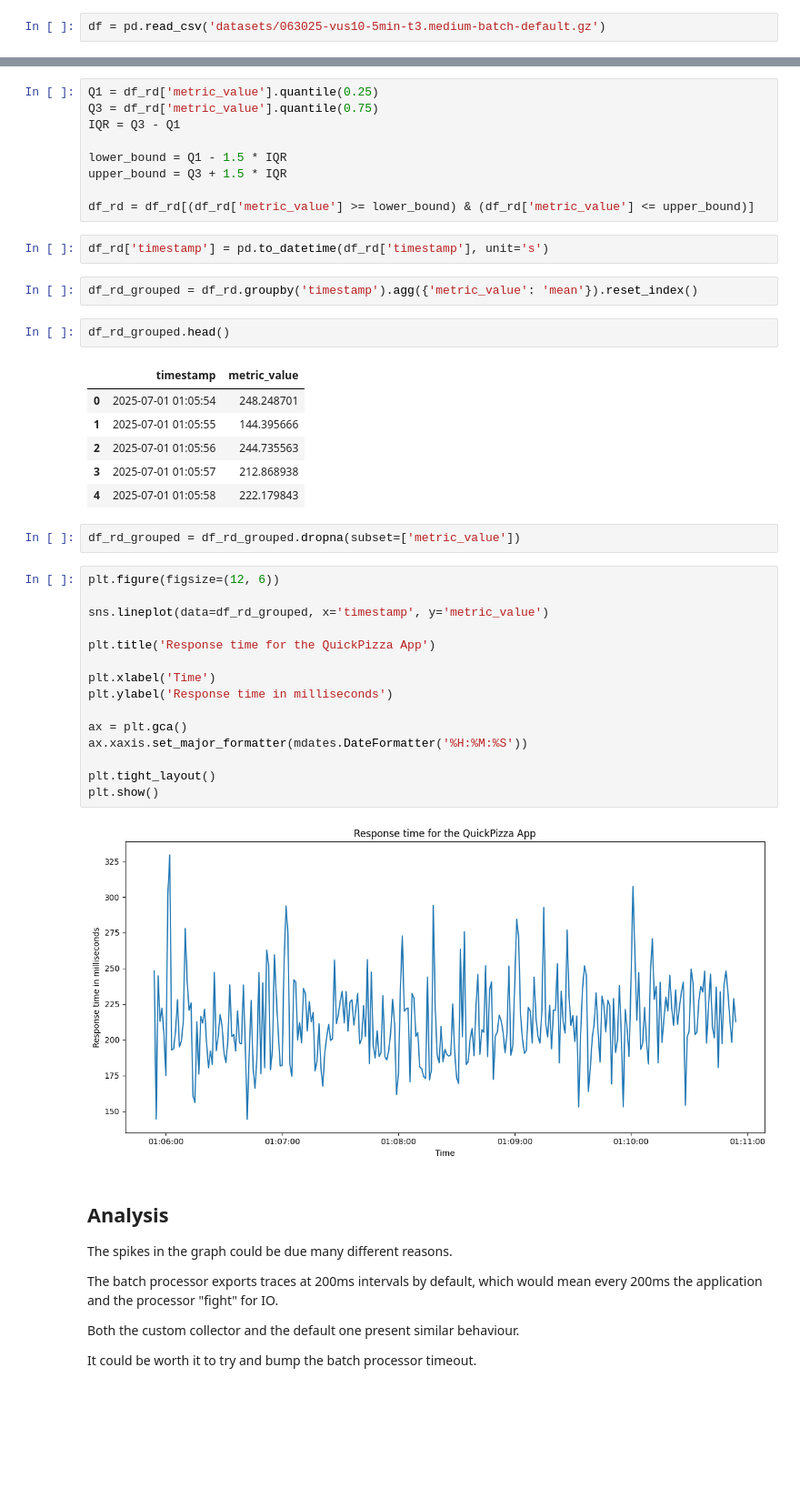
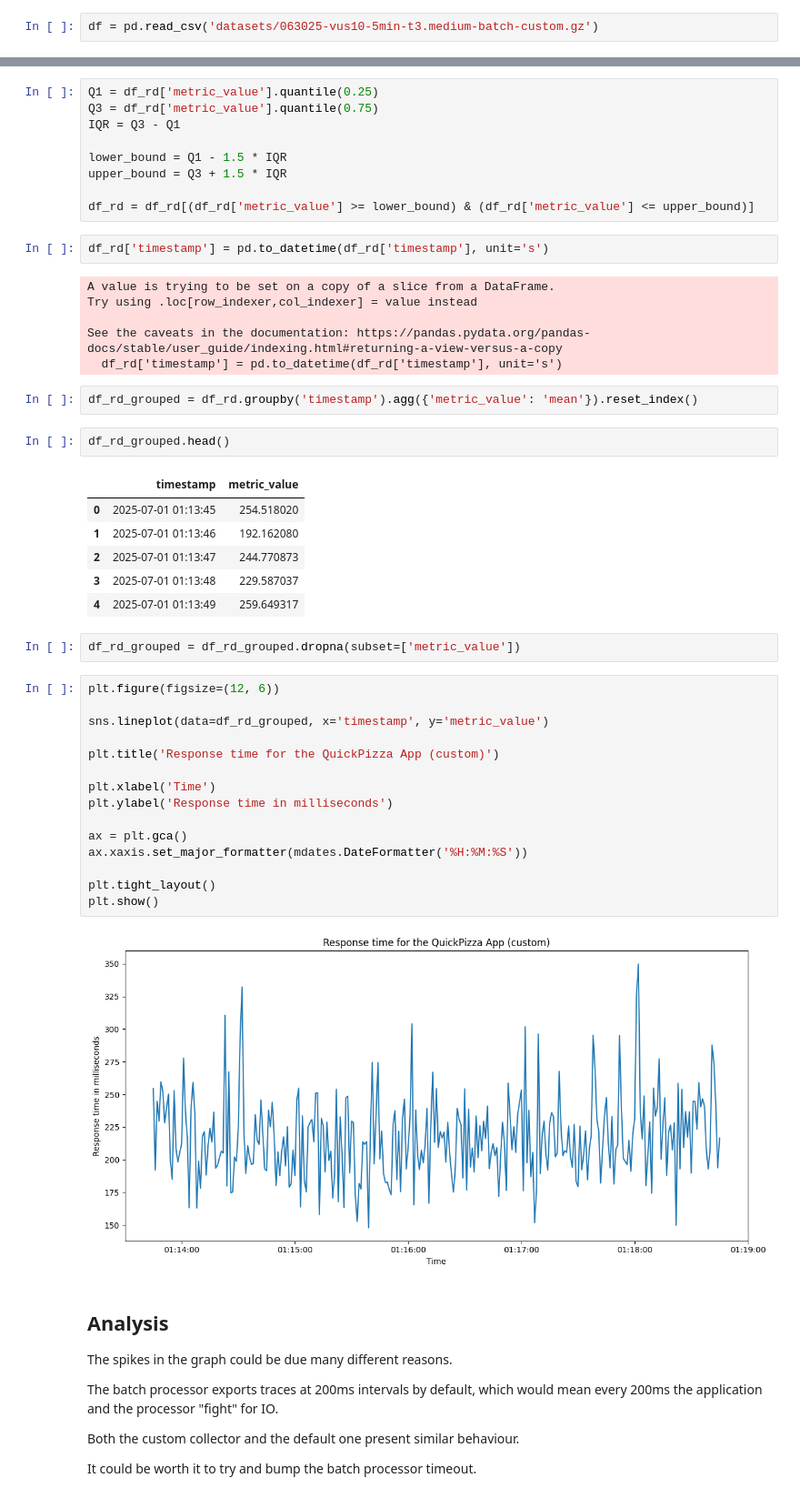
Before and after one commit to Tracing-Performance-Labs/custom-collector-benchmarks, a Jupyter notebook: basic.ipynb, the cells around one changed output, grey strips where cells are left out. Shown: that part at 91% size. Cells and saved outputs as stored; diff of their text form; blank space fills up the shorter version.

```diff
--- a/basic.ipynb
+++ b/basic.ipynb
@@ -7,7 +7,7 @@ import matplotlib.dates as mdates
 # %% [markdown]
 This datasets have multiple readings for the same timestamp values because k6 exports them in seconds.
 # %%
-df = pd.read_csv('datasets/063025-vus10-5min-t3.medium-batch-default.gz')
+df = pd.read_csv('datasets/063025-vus10-5min-t3.medium-batch-custom.gz')
 # %%
 df_rd = df[df['metric_name'] == 'http_req_duration']
 # %%
@@ -21,36 +21,42 @@ upper_bound = Q3 + 1.5 * IQR
 df_rd = df_rd[(df_rd['metric_value'] >= lower_bound) & (df_rd['metric_value'] <= upper_bound)]
 # %%
 df_rd['timestamp'] = pd.to_datetime(df_rd['timestamp'], unit='s')
+# %% [output]
+A value is trying to be set on a copy of a slice from a DataFrame.
+Try using .loc[row_indexer,col_indexer] = value instead
+
+See the caveats in the documentation: https://pandas.pydata.org/pandas-docs/stable/user_guide/indexing.html#returning-a-view-versus-a-copy
+  df_rd['timestamp'] = pd.to_datetime(df_rd['timestamp'], unit='s')
 # %%
 df_rd_grouped = df_rd.groupby('timestamp').agg({'metric_value': 'mean'}).reset_index()
 # %%
 df_rd_grouped.head()
 # %% [output]
 |  | timestamp | metric_value |
-| 0 | 2025-07-01 01:05:54 | 248.248701 |
-| 1 | 2025-07-01 01:05:55 | 144.395666 |
-| 2 | 2025-07-01 01:05:56 | 244.735563 |
-| 3 | 2025-07-01 01:05:57 | 212.868938 |
-| 4 | 2025-07-01 01:05:58 | 222.179843 |
+| 0 | 2025-07-01 01:13:45 | 254.518020 |
+| 1 | 2025-07-01 01:13:46 | 192.162080 |
+| 2 | 2025-07-01 01:13:47 | 244.770873 |
+| 3 | 2025-07-01 01:13:48 | 229.587037 |
+| 4 | 2025-07-01 01:13:49 | 259.649317 |
 # %%
 df_rd_grouped = df_rd_grouped.dropna(subset=['metric_value'])
 # %%
 plt.figure(figsize=(12, 6))
 
 sns.lineplot(data=df_rd_grouped, x='timestamp', y='metric_value')
 
-plt.title('Response time for the QuickPizza App')
+plt.title('Response time for the QuickPizza App (custom)')
 
 plt.xlabel('Time')
 plt.ylabel('Response time in milliseconds')
 
 ax = plt.gca()
 ax.xaxis.set_major_formatter(mdates.DateFormatter('%H:%M:%S'))
 
 plt.tight_layout()
 plt.show()
 # %% [output]
-[figure, old version]
+[figure, new version]
 # %% [markdown]
 ## Analysis
 
```
Also changed, not shown: parts of 3 cells of this notebook.
